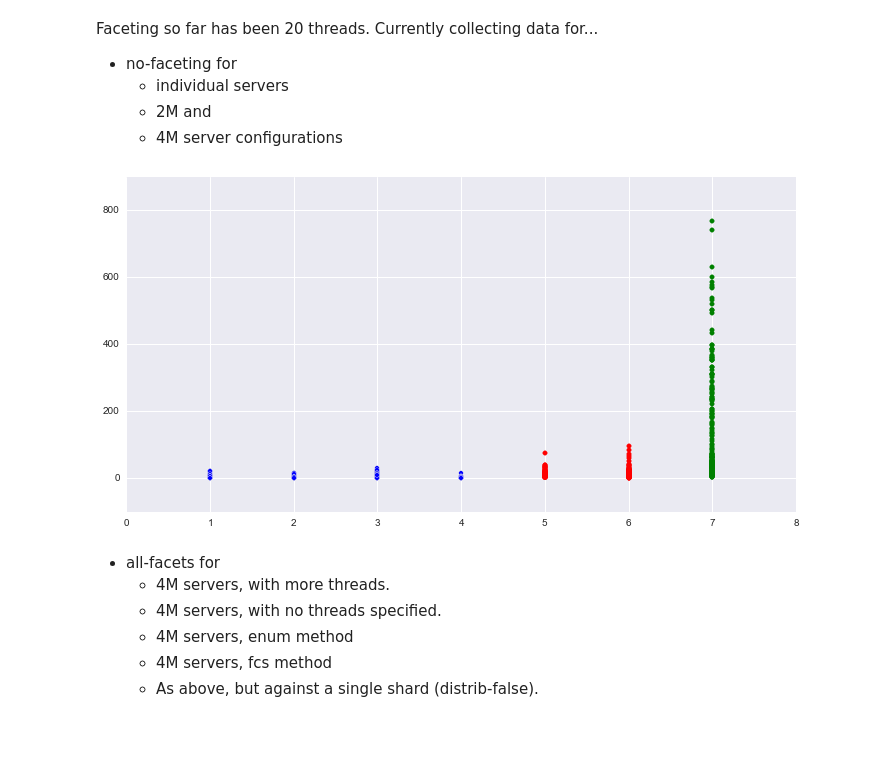
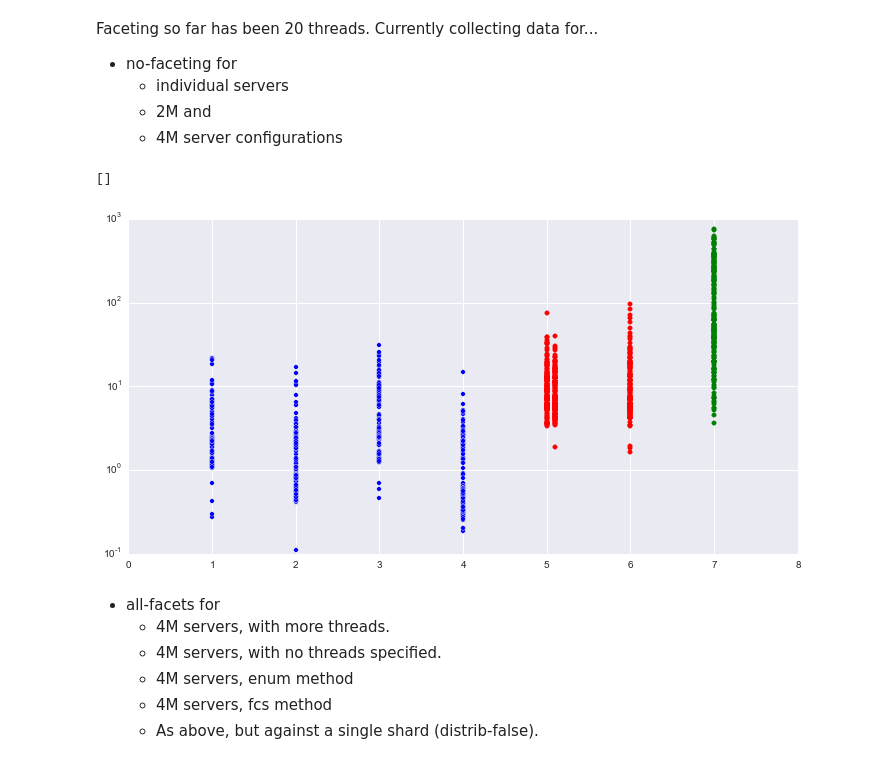
Before and after one commit to anjackson/keeping-codes, a Jupyter notebook: experiments/Scaling The Indexer.ipynb, the cells around one changed output. Drawn from its saved outputs; the diff is of its cells as text; code cells hidden in the pictures; blank space fills up the shorter version.

```diff
--- a/experiments/Scaling The Indexer.ipynb
+++ b/experiments/Scaling The Indexer.ipynb
@@ -1320,35 +1320,39 @@ def loadSB2( file ):
     qts = []
     nhs = []
     for line in ins:
         line = re.sub("FACETS-.+\.QTime","FACETS-QTime",line)
         cols = line.split()
         if len(cols) > 1 and re.match(".*QTime.*",cols[0]) and not re.match(".*-ALL.*",cols[0]):
             qt = float(cols[1])/1000.0
             nf = int(cols[3])
             wc = float(cols[5])/1000.0
             qts.append(qt)
             nhs.append(nf)
     ins.close()
     return (np.array(qts), np.array(nhs))
 
 qtnf181, nfnf181 = loadSB2("solr-bench/testv3-no-facets-181-only.log")
 qtnf182, nfnf182 = loadSB2("solr-bench/testv3-no-facets-182-only.log")
 qtnf203, nfnf203 = loadSB2("solr-bench/testv3-no-facets-203-only.log")
 qtnf215, nfnf215 = loadSB2("solr-bench/testv3-no-facets-215-only.log")
 qtnf2m, nfnf2m = loadSB2("solr-bench/testv3-no-facets-2servers.log")
+qtnf2m2, nfnf2m2 = loadSB2("solr-bench/testv3-no-facets-2servers-2.log")
 qtnf4m, nfnf4m = loadSB2("solr-bench/testv3-no-facets-4servers.log")
 qtaf4m, nfaf4m = loadSB2("solr-bench/testv3-all-facets-4servers-100threads.log")
 
 fig = plt.figure(figsize=(12, 6))
 plt.scatter(np.repeat(1, qtnf181.shape[0]), qtnf181, label="181");
 plt.scatter(np.repeat(2, qtnf182.shape[0]), qtnf182, label="182");
 plt.scatter(np.repeat(3, qtnf203.shape[0]), qtnf203, label="203");
 plt.scatter(np.repeat(4, qtnf215.shape[0]), qtnf215, label="215");
-plt.scatter(np.repeat(5, qtnf4m.shape[0]), qtnf2m, label="2m", color="red");
+plt.scatter(np.repeat(5, qtnf2m.shape[0]), qtnf2m, label="2m", color="red");
+plt.scatter(np.repeat(5.1, qtnf2m2.shape[0]), qtnf2m2, label="2m2", color="red");
 plt.scatter(np.repeat(6, qtnf4m.shape[0]), qtnf4m, label="4m", color="red");
 plt.scatter(np.repeat(7, qtaf4m.shape[0]), qtaf4m, label="AF-4m", color="green");
+plt.semilogy()
 # %% [output]
+[]
-[figure, old version]
+[figure, new version]
 # %% [markdown]
 * all-facets for
     * 4M servers, with more threads.
```
